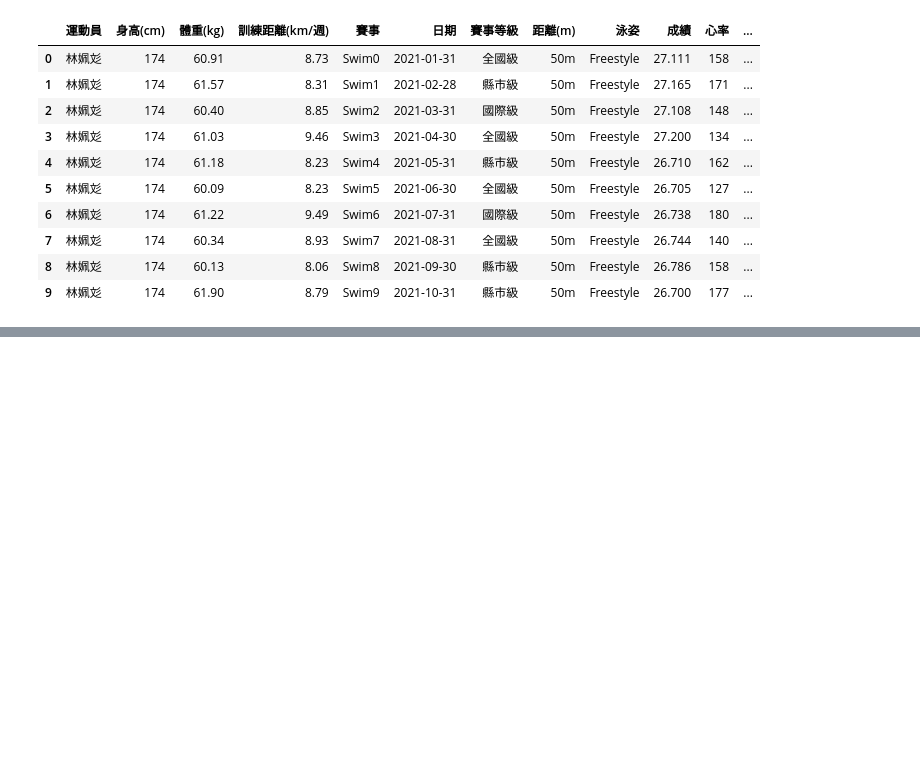
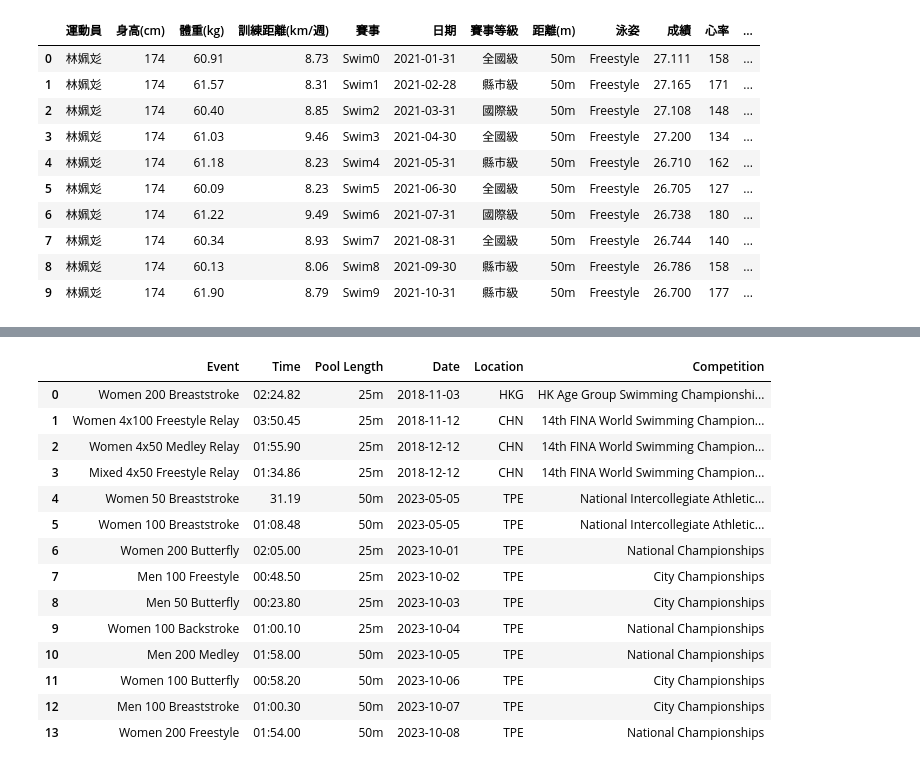
Before and after one commit to momonong/swim-apps-reviews-analysis, a Jupyter notebook: mock_data/mock_data.ipynb, the cells around one changed output, grey strips where cells are left out. Cells and saved outputs as stored; diff of their text form; code cells hidden in the pictures; blank space fills up the shorter version.

```diff
--- a/mock_data/mock_data.ipynb
+++ b/mock_data/mock_data.ipynb
@@ -210,0 +269,78 @@ df
+# %%
+import pandas as pd
+
+# 已有的比赛数据
+data = {
+    "Event": [
+        "Women 200 Breaststroke", "Women 4x100 Freestyle Relay",
+        "Women 4x50 Medley Relay", "Mixed 4x50 Freestyle Relay",
+        "Women 50 Breaststroke", "Women 100 Breaststroke"
+    ],
+    "Time": [
+        "02:24.82", "03:50.45", "01:55.90", "01:34.86", "31.19", "01:08.48"
+    ],
+    "Pool Length": [
+        "25m", "25m", "25m", "25m", "50m", "50m"
+    ],
+    "Date": [
+        "2018-11-03", "2018-11-12", "2018-12-12", "2018-12-12", "2023-05-05", "2023-05-05"
+    ],
+    "Location": [
+        "HKG", "CHN", "CHN", "CHN", "TPE", "TPE"
+    ],
+    "Competition": [
+        "HK Age Group Swimming Championships (25m)",
+        "14th FINA World Swimming Championships (25m) 2018",
+        "14th FINA World Swimming Championships (25m) 2018",
+        "14th FINA World Swimming Championships (25m) 2018",
+        "National Intercollegiate Athletic Games 2023",
+        "National Intercollegiate Athletic Games 2023"
+    ]
+}
+
+# 创建DataFrame
+df = pd.DataFrame(data)
+
+# 添加八个新的比赛数据
+new_data = {
+    "Event": [
+        "Women 200 Butterfly", "Men 100 Freestyle", "Men 50 Butterfly", "Women 100 Backstroke",
+        "Men 200 Medley", "Women 100 Butterfly", "Men 100 Breaststroke", "Women 200 Freestyle"
+    ],
+    "Time": [
+        "02:05.00", "00:48.50", "00:23.80", "01:00.10",
+        "01:58.00", "00:58.20", "01:00.30", "01:54.00"
+    ],
+    "Pool Length": ["25m", "25m", "25m", "25m", "50m", "50m", "50m", "50m"],
+    "Date": [
+        "2023-10-01", "2023-10-02", "2023-10-03", "2023-10-04",
+        "2023-10-05", "2023-10-06", "2023-10-07", "2023-10-08"
+    ],
+    "Location": ["TPE", "TPE", "TPE", "TPE", "TPE", "TPE", "TPE", "TPE"],
+    "Competition": [
+        "National Championships", "City Championships", "City Championships", "National Championships",
+        "National Championships", "City Championships", "City Championships", "National Championships"
+    ]
+}
+
+# 将新比赛添加到DataFrame
+additional_df = pd.DataFrame(new_data)
+df = pd.concat([df, additional_df], ignore_index=True)
+
+df
+# %% [output]
+|  | Event | Time | Pool Length | Date | Location | Competition |
+| 0 | Women 200 Breaststroke | 02:24.82 | 25m | 2018-11-03 | HKG | HK Age Group Swimming Championshi... |
+| 1 | Women 4x100 Freestyle Relay | 03:50.45 | 25m | 2018-11-12 | CHN | 14th FINA World Swimming Champion... |
+| 2 | Women 4x50 Medley Relay | 01:55.90 | 25m | 2018-12-12 | CHN | 14th FINA World Swimming Champion... |
+| 3 | Mixed 4x50 Freestyle Relay | 01:34.86 | 25m | 2018-12-12 | CHN | 14th FINA World Swimming Champion... |
+| 4 | Women 50 Breaststroke | 31.19 | 50m | 2023-05-05 | TPE | National Intercollegiate Athletic... |
+| 5 | Women 100 Breaststroke | 01:08.48 | 50m | 2023-05-05 | TPE | National Intercollegiate Athletic... |
+| 6 | Women 200 Butterfly | 02:05.00 | 25m | 2023-10-01 | TPE | National Championships |
+| 7 | Men 100 Freestyle | 00:48.50 | 25m | 2023-10-02 | TPE | City Championships |
+| 8 | Men 50 Butterfly | 00:23.80 | 25m | 2023-10-03 | TPE | City Championships |
+| 9 | Women 100 Backstroke | 01:00.10 | 25m | 2023-10-04 | TPE | National Championships |
+| 10 | Men 200 Medley | 01:58.00 | 50m | 2023-10-05 | TPE | National Championships |
+| 11 | Women 100 Butterfly | 00:58.20 | 50m | 2023-10-06 | TPE | City Championships |
+| 12 | Men 100 Breaststroke | 01:00.30 | 50m | 2023-10-07 | TPE | City Championships |
+| 13 | Women 200 Freestyle | 01:54.00 | 50m | 2023-10-08 | TPE | National Championships |
```
Also changed, not shown: parts of 7 cells of this notebook, 3 other files.
